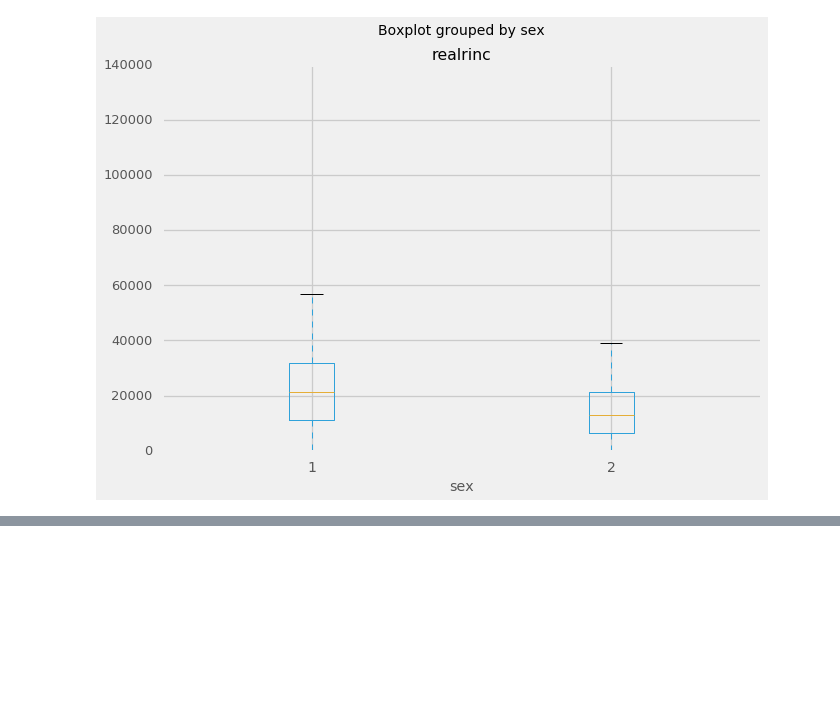
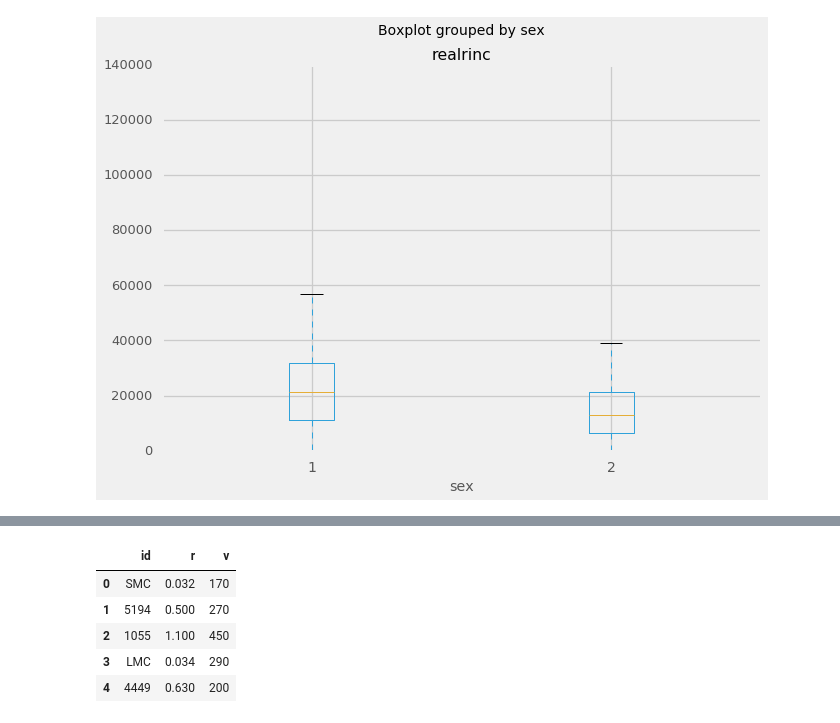
Before and after one commit to doolingdavid/Mastering-Python-Data-Analysis, a Jupyter notebook: learning.ipynb, the cells around one changed output, grey strips where cells are left out. Drawn from its saved outputs; the diff is of its cells as text; code cells hidden in the pictures; blank space fills up the shorter version.

```diff
--- a/learning.ipynb
+++ b/learning.ipynb
@@ -379,0 +389,9 @@ inc_gen.boxplot(column='realrinc',by='sex');
+# %%
+hubble_data.head()
+# %% [output]
+|  | id | r | v |
+| 0 | SMC | 0.032 | 170 |
+| 1 | 5194 | 0.500 | 270 |
+| 2 | 1055 | 1.100 | 450 |
+| 3 | LMC | 0.034 | 290 |
+| 4 | 4449 | 0.630 | 200 |
```
Also changed, not shown: parts of 2 cells of this notebook.
